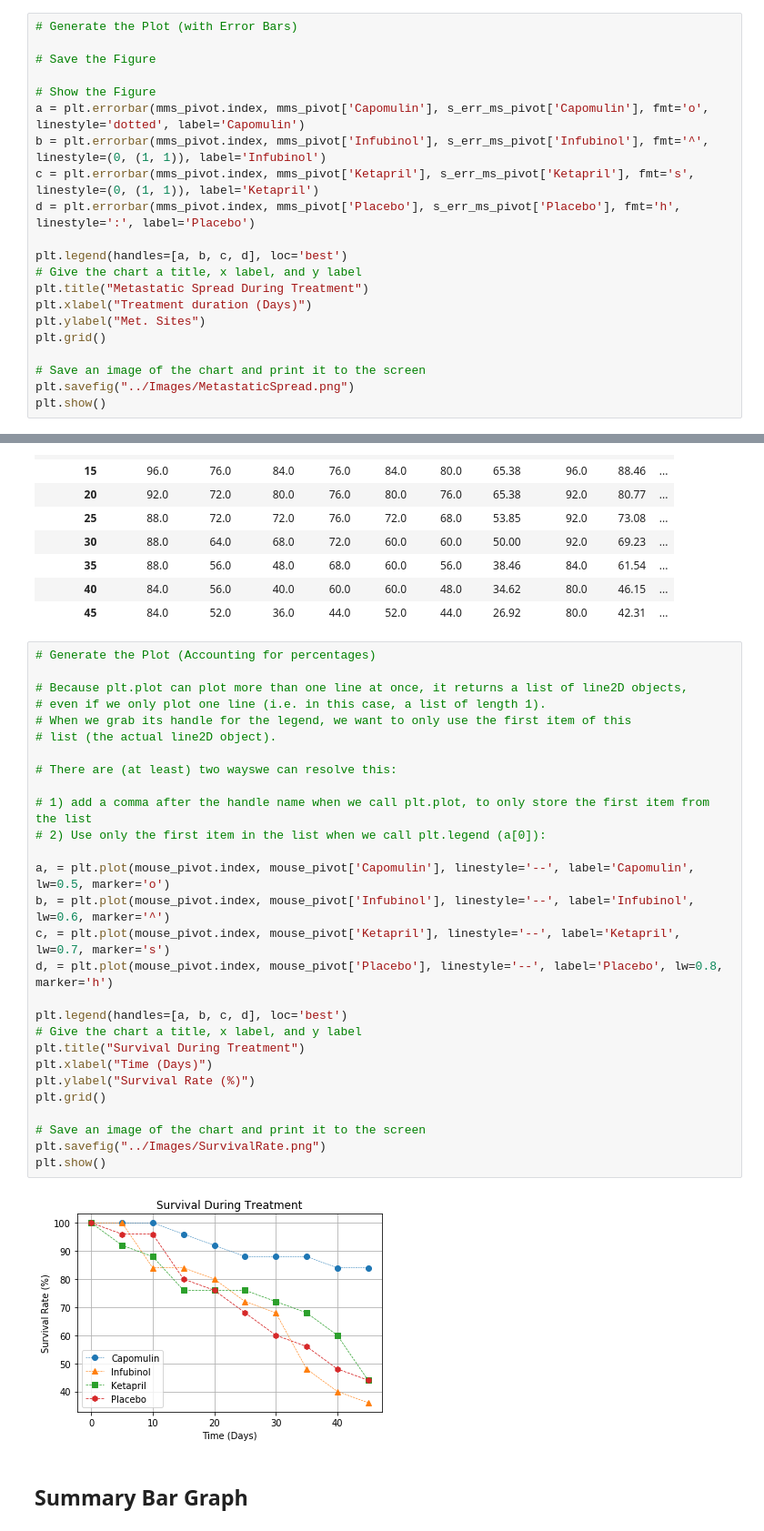
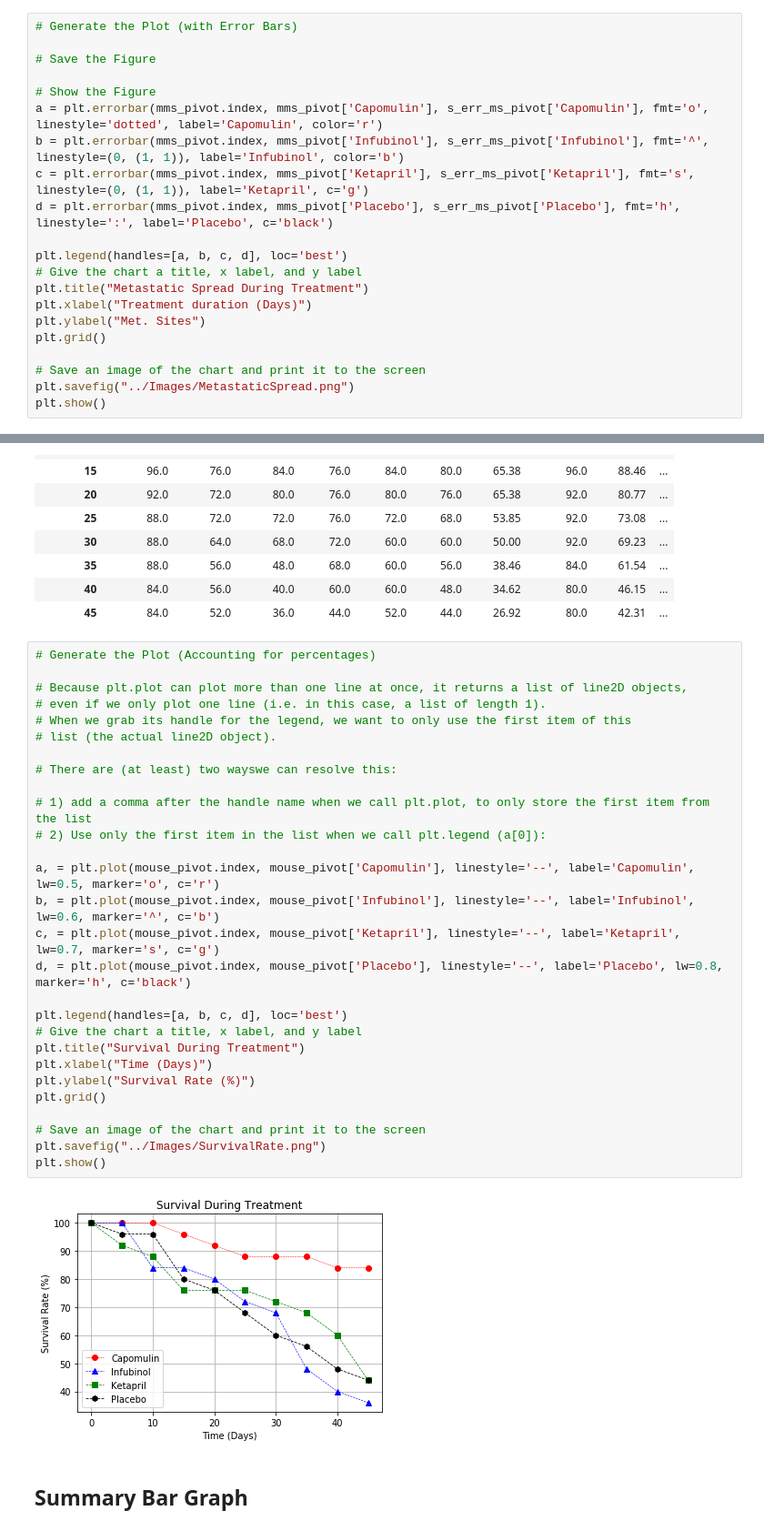
Before and after one commit to MadhukaraBS/BootCamp, a Jupyter notebook: 05-Matplotlib/Instructions/Pymaceuticals/pymaceuticals.ipynb, the cells around one changed output, grey strips where cells are left out. Shown at 91% size. Saved outputs shown, nothing was run; the diff lists cells and outputs as text.

```diff
--- a/05-Matplotlib/Instructions/Pymaceuticals/pymaceuticals.ipynb
+++ b/05-Matplotlib/Instructions/Pymaceuticals/pymaceuticals.ipynb
@@ -197,10 +197,10 @@ s_err_ms_pivot.head()
 # Save the Figure
 
 # Show the Figure
-a = plt.errorbar(mms_pivot.index, mms_pivot['Capomulin'], s_err_ms_pivot['Capomulin'], fmt='o', linestyle='dotted', label='Capomulin')
-b = plt.errorbar(mms_pivot.index, mms_pivot['Infubinol'], s_err_ms_pivot['Infubinol'], fmt='^', linestyle=(0, (1, 1)), label='Infubinol')
-c = plt.errorbar(mms_pivot.index, mms_pivot['Ketapril'], s_err_ms_pivot['Ketapril'], fmt='s',  linestyle=(0, (1, 1)), label='Ketapril')
-d = plt.errorbar(mms_pivot.index, mms_pivot['Placebo'], s_err_ms_pivot['Placebo'], fmt='h', linestyle=':', label='Placebo')
+a = plt.errorbar(mms_pivot.index, mms_pivot['Capomulin'], s_err_ms_pivot['Capomulin'], fmt='o', linestyle='dotted', label='Capomulin', color='r')
+b = plt.errorbar(mms_pivot.index, mms_pivot['Infubinol'], s_err_ms_pivot['Infubinol'], fmt='^', linestyle=(0, (1, 1)), label='Infubinol', color='b')
+c = plt.errorbar(mms_pivot.index, mms_pivot['Ketapril'], s_err_ms_pivot['Ketapril'], fmt='s',  linestyle=(0, (1, 1)), label='Ketapril', c='g')
+d = plt.errorbar(mms_pivot.index, mms_pivot['Placebo'], s_err_ms_pivot['Placebo'], fmt='h', linestyle=':', label='Placebo', c='black')
 
 plt.legend(handles=[a, b, c, d], loc='best')
 # Give the chart a title, x label, and y label
@@ -267,33 +267,33 @@ mouse_pivot
 # %%
 # Generate the Plot (Accounting for percentages)
 
 # Because plt.plot can plot more than one line at once, it returns a list of line2D objects,
 # even if we only plot one line (i.e. in this case, a list of length 1).
 # When we grab its handle for the legend, we want to only use the first item of this
 # list (the actual line2D object).
 
 # There are (at least) two wayswe can resolve this:
 
 # 1) add a comma after the handle name when we call plt.plot, to only store the first item from the list
 # 2) Use only the first item in the list when we call plt.legend (a[0]):
 
-a, = plt.plot(mouse_pivot.index, mouse_pivot['Capomulin'], linestyle='--', label='Capomulin', lw=0.5, marker='o')
-b, = plt.plot(mouse_pivot.index, mouse_pivot['Infubinol'], linestyle='--', label='Infubinol', lw=0.6, marker='^')
-c, = plt.plot(mouse_pivot.index, mouse_pivot['Ketapril'], linestyle='--', label='Ketapril', lw=0.7, marker='s')
-d, = plt.plot(mouse_pivot.index, mouse_pivot['Placebo'], linestyle='--', label='Placebo', lw=0.8, marker='h')
+a, = plt.plot(mouse_pivot.index, mouse_pivot['Capomulin'], linestyle='--', label='Capomulin', lw=0.5, marker='o', c='r')
+b, = plt.plot(mouse_pivot.index, mouse_pivot['Infubinol'], linestyle='--', label='Infubinol', lw=0.6, marker='^', c='b')
+c, = plt.plot(mouse_pivot.index, mouse_pivot['Ketapril'], linestyle='--', label='Ketapril', lw=0.7, marker='s', c='g')
+d, = plt.plot(mouse_pivot.index, mouse_pivot['Placebo'], linestyle='--', label='Placebo', lw=0.8, marker='h', c='black')
 
 plt.legend(handles=[a, b, c, d], loc='best')
 # Give the chart a title, x label, and y label
 plt.title("Survival During Treatment")
 plt.xlabel("Time (Days)")
 plt.ylabel("Survival Rate (%)")
 plt.grid()
 
 # Save an image of the chart and print it to the screen
 plt.savefig("../Images/SurvivalRate.png")
 plt.show()
 # %% [output]
-[figure, old version]
+[figure, new version]
 # %% [markdown]
 ## Summary Bar Graph
 # %%
```
Also changed, not shown: parts of 3 cells of this notebook, 4 other files.
